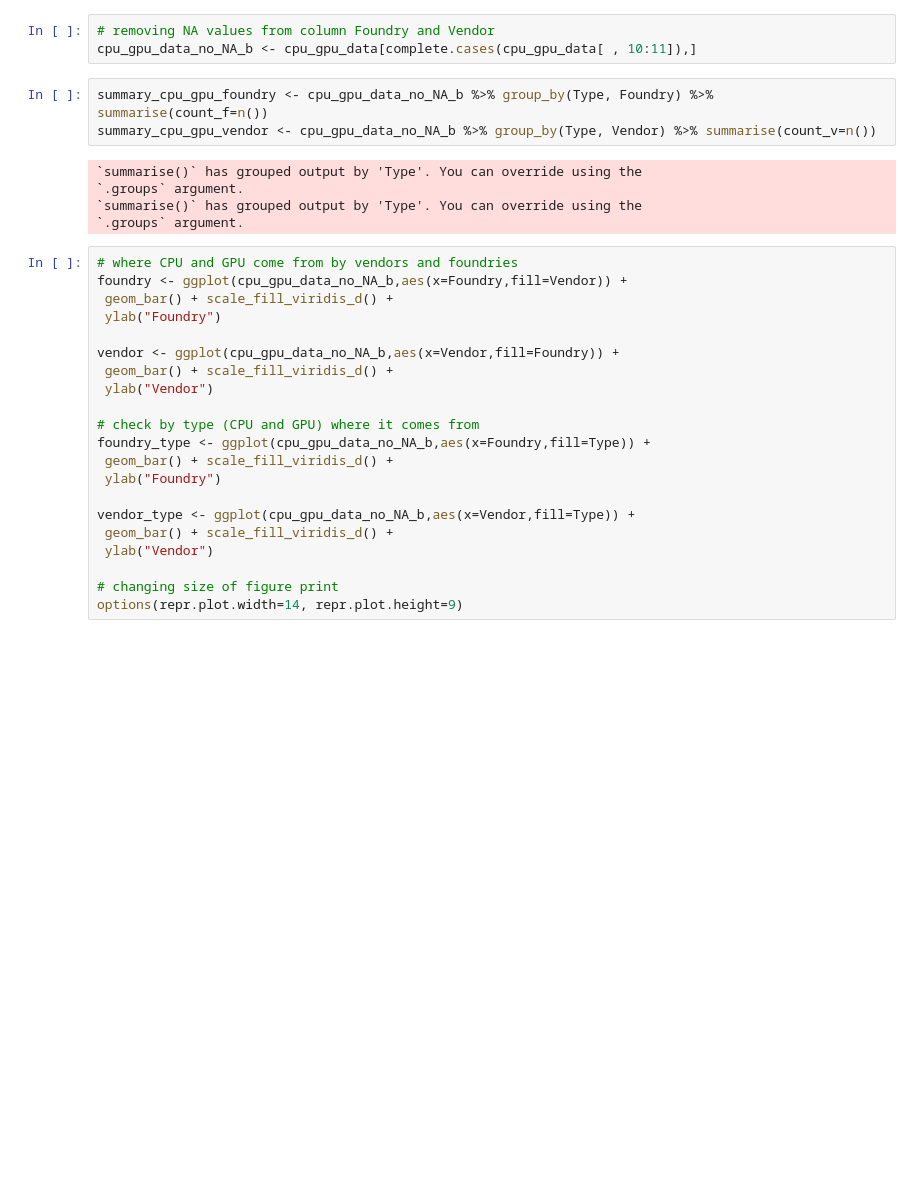
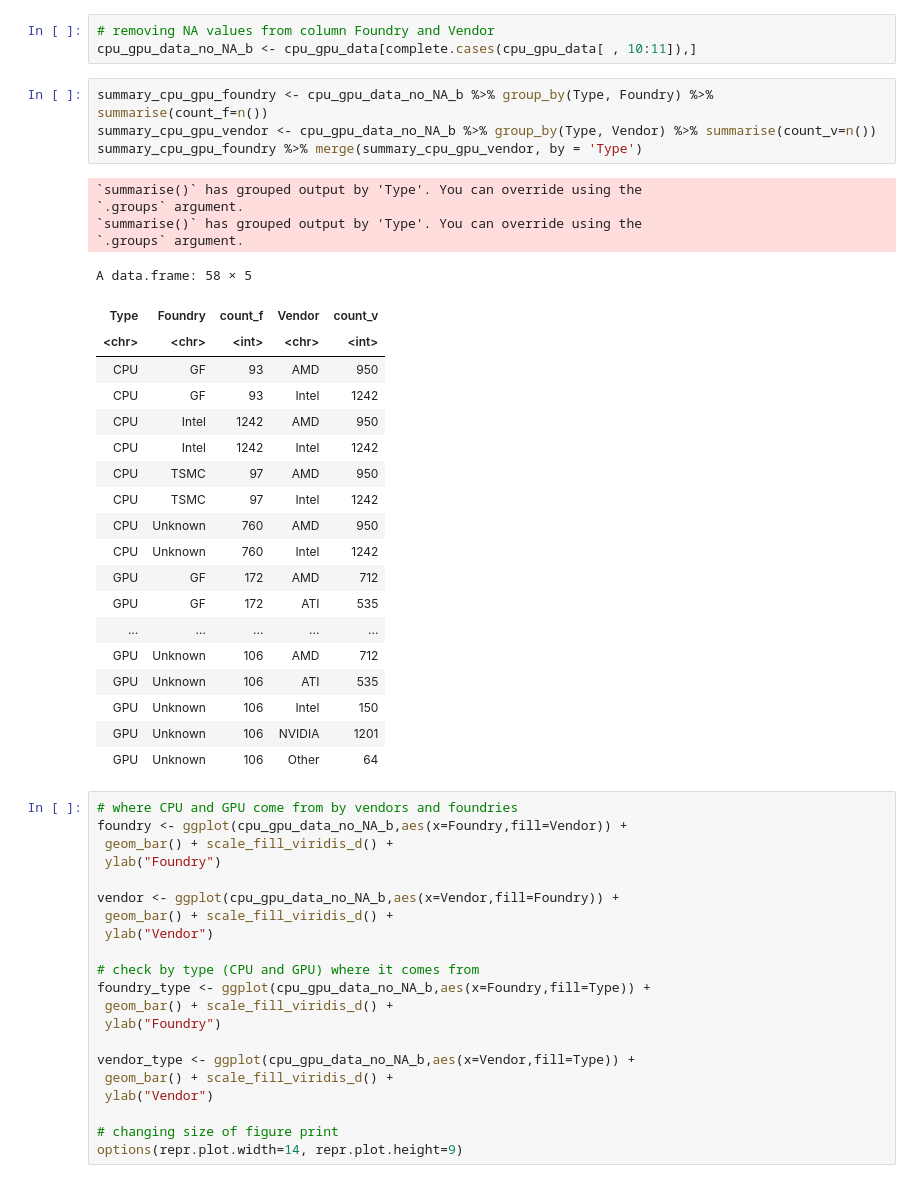
Before and after one commit to TheMathAI/MATH208_PROJECT, a Jupyter notebook: MATH_208_Project.ipynb, the cells around one changed output. Cells and saved outputs as stored; diff of their text form; blank space fills up the shorter version.

```diff
--- a/MATH_208_Project.ipynb
+++ b/MATH_208_Project.ipynb
@@ -226,11 +244,31 @@ cpu_gpu_data_no_NA_b <- cpu_gpu_data[complete.cases(cpu_gpu_data[ , 10:11]),]
 # %%
 summary_cpu_gpu_foundry <- cpu_gpu_data_no_NA_b %>% group_by(Type, Foundry) %>% summarise(count_f=n())
 summary_cpu_gpu_vendor <- cpu_gpu_data_no_NA_b %>% group_by(Type, Vendor) %>% summarise(count_v=n())
+summary_cpu_gpu_foundry %>% merge(summary_cpu_gpu_vendor, by = 'Type')
 # %% [output]
 `summarise()` has grouped output by 'Type'. You can override using the
 `.groups` argument.
 `summarise()` has grouped output by 'Type'. You can override using the
 `.groups` argument.
+A data.frame: 58 × 5
+| Type | Foundry | count_f | Vendor | count_v |
+| <chr> | <chr> | <int> | <chr> | <int> |
+| CPU | GF | 93 | AMD | 950 |
+| CPU | GF | 93 | Intel | 1242 |
+| CPU | Intel | 1242 | AMD | 950 |
+| CPU | Intel | 1242 | Intel | 1242 |
+| CPU | TSMC | 97 | AMD | 950 |
+| CPU | TSMC | 97 | Intel | 1242 |
+| CPU | Unknown | 760 | AMD | 950 |
+| CPU | Unknown | 760 | Intel | 1242 |
+| GPU | GF | 172 | AMD | 712 |
+| GPU | GF | 172 | ATI | 535 |
+| ... | ... | ... | ... | ... |
+| GPU | Unknown | 106 | AMD | 712 |
+| GPU | Unknown | 106 | ATI | 535 |
+| GPU | Unknown | 106 | Intel | 150 |
+| GPU | Unknown | 106 | NVIDIA | 1201 |
+| GPU | Unknown | 106 | Other | 64 |
 # %%
 # where CPU and GPU come from by vendors and foundries
 foundry <- ggplot(cpu_gpu_data_no_NA_b,aes(x=Foundry,fill=Vendor)) +
```
Also changed, not shown: parts of 3 cells of this notebook.
